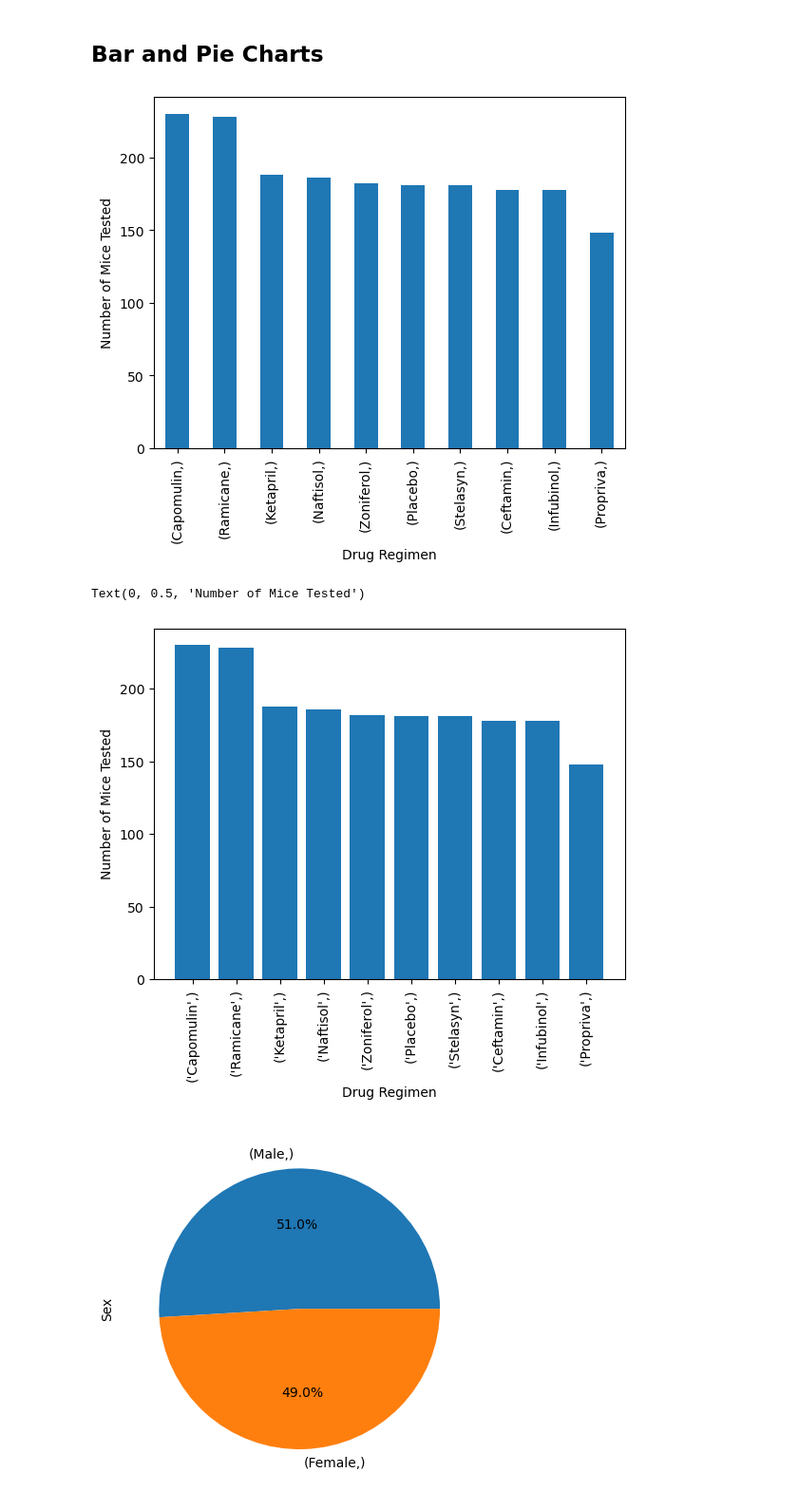
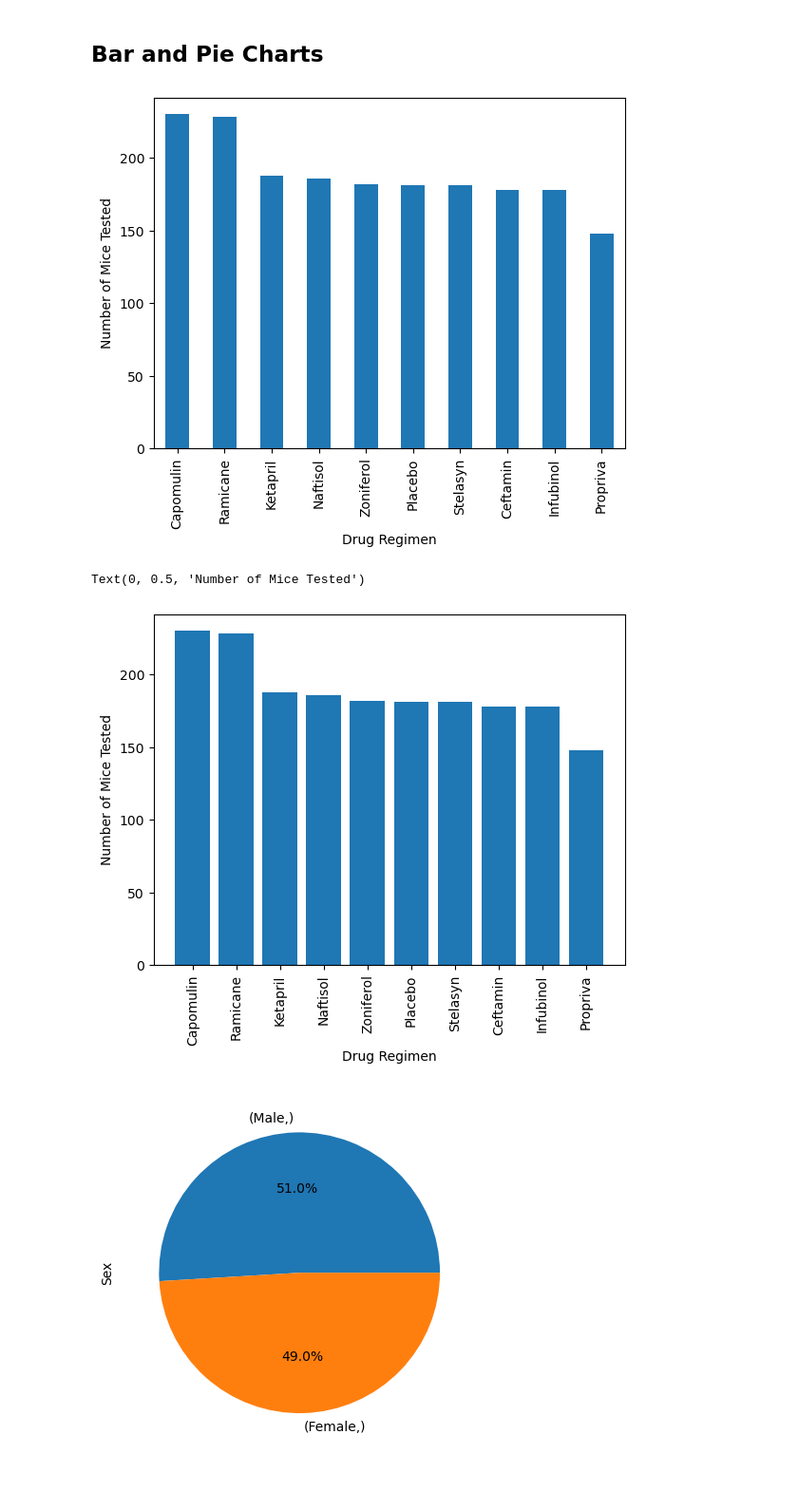
Before and after one commit to gamountainmama/matplotlib-challenge, a Jupyter notebook: module_5_starter_code/Pymaceuticals/matplotlib-challenge.ipynb, the cells around one changed output. Shown: that part at 95% size. Cells and saved outputs as stored; diff of their text form; code cells hidden in the pictures; blank space fills up the shorter version.

Commit message:
missing quartiles and boxplots, pandas pie chart showing tuples

```diff
--- a/module_5_starter_code/Pymaceuticals/matplotlib-challenge.ipynb
+++ b/module_5_starter_code/Pymaceuticals/matplotlib-challenge.ipynb
@@ -148,23 +142,25 @@ clean_data.groupby("Drug Regimen").agg({"Tumor Volume (mm3)":[("mean", "mean"),(
 ## Bar and Pie Charts
 # %%
 # Generate a bar plot showing the total number of timepoints for all mice tested for each drug regimen using Pandas.
-drug_mice_count = clean_data[["Drug Regimen"]].value_counts()
-drug_mice_count.plot(kind="bar", xlabel = "Drug Regimen", ylabel = "Number of Mice Tested")
+drug_mice_count = clean_data[["Drug Regimen"]].value_counts().rename_axis("Drug Regimen").reset_index(name = "Counts")
+drug_mice_count.set_index(drug_mice_count["Drug Regimen"], drop = True, inplace = True)
+
+drug_mice_count.plot(kind="bar", xlabel = "Drug Regimen", ylabel = "Number of Mice Tested", legend = False)
 plt.show()
 # %% [output]
-[figure, old version]
+[figure, new version]
 # %%
 # Generate a bar plot showing the total number of timepoints for all mice tested for each drug regimen using pyplot.
 x_axis = np.arange(len(drug_mice_count))
 tick_locations = [value for value in x_axis]
 
-plt.bar(x_axis, drug_mice_count)
-plt.xticks(tick_locations, drug_mice_count.index, rotation = "vertical")
+plt.bar(x_axis, drug_mice_count["Counts"])
+plt.xticks(tick_locations, drug_mice_count["Drug Regimen"], rotation = "vertical")
 plt.xlabel("Drug Regimen")
 plt.ylabel("Number of Mice Tested")
 # %% [output]
 Text(0, 0.5, 'Number of Mice Tested')
-[figure, old version]
+[figure, new version]
 # %%
 # Generate a pie plot showing the distribution of female versus male mice using Pandas
 gender_count = clean_data[["Sex"]].value_counts()
```
Also changed, not shown: parts of 5 cells of this notebook.
